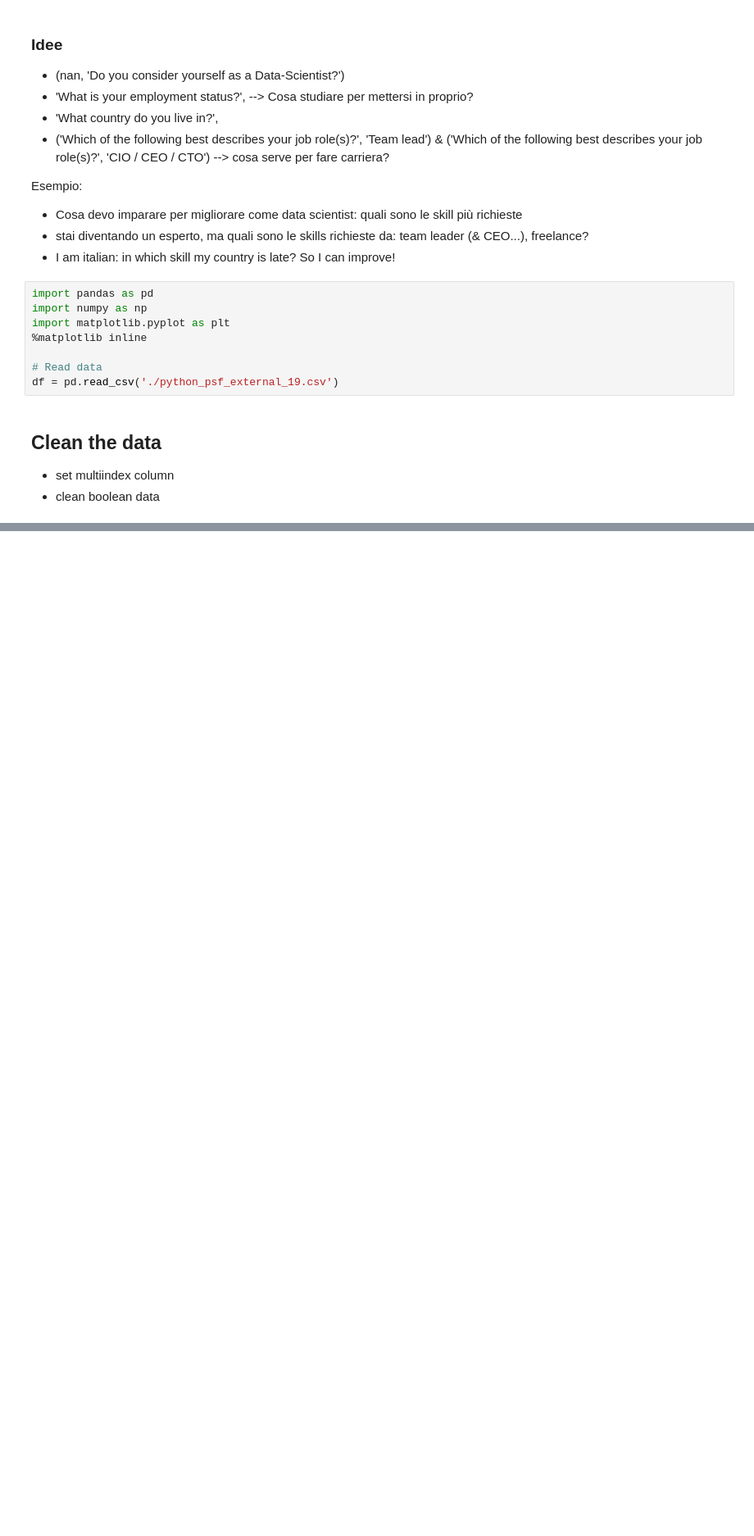
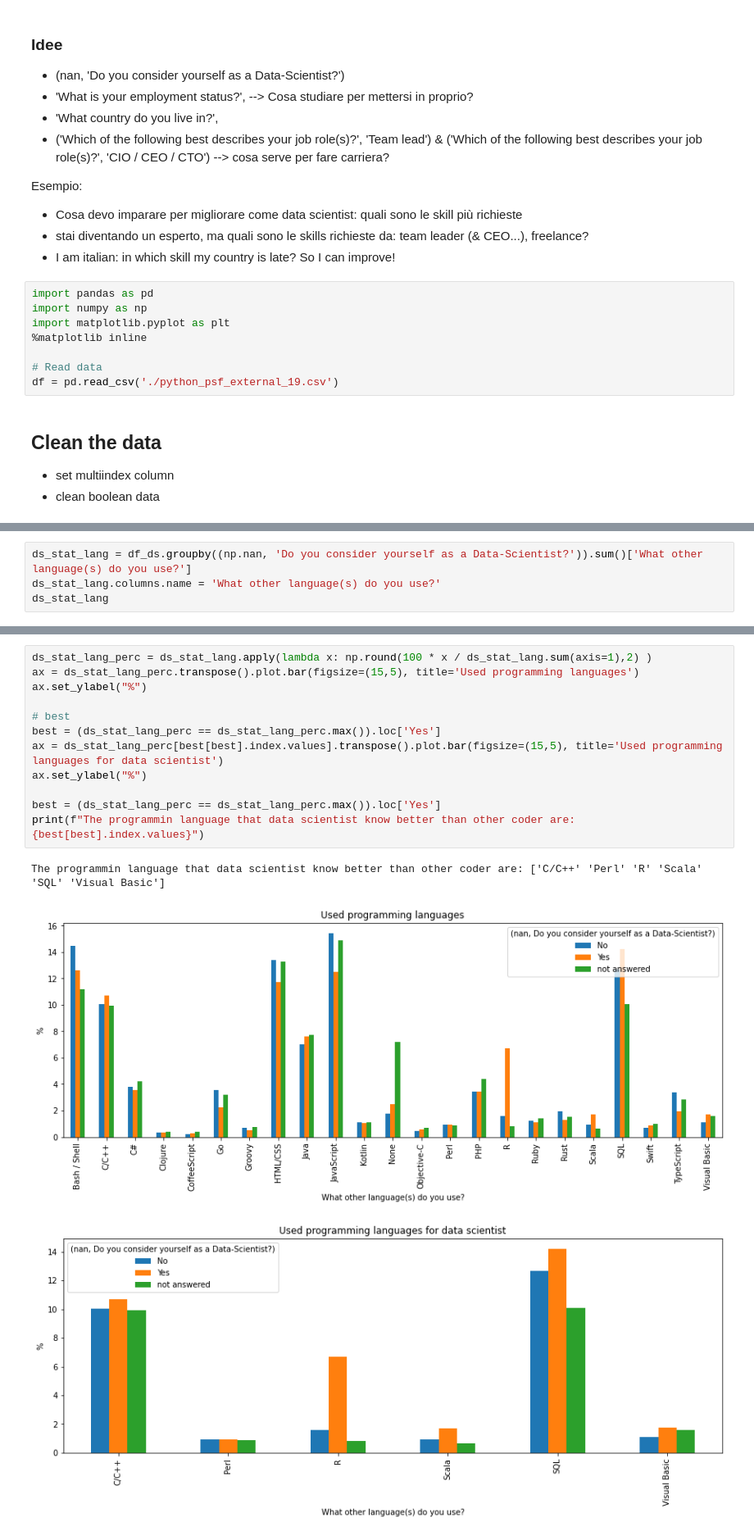
Before and after one commit to Sawy89/python_survey_analysis, a Jupyter notebook: Main_analysis.ipynb, the cells around one changed output, grey strips where cells are left out. Shown: that part at 82% size. Drawn from its saved outputs; the diff is of its cells as text; blank space fills up the shorter version.

```diff
--- a/Main_analysis.ipynb
+++ b/Main_analysis.ipynb
@@ -118,0 +121,4 @@ a
+# %%
+ds_stat_lang = df_ds.groupby((np.nan, 'Do you consider yourself as a Data-Scientist?')).sum()['What other language(s) do you use?']
+ds_stat_lang.columns.name = 'What other language(s) do you use?'
+ds_stat_lang
@@ -118,0 +132,16 @@ a
+# %%
+ds_stat_lang_perc = ds_stat_lang.apply(lambda x: np.round(100 * x / ds_stat_lang.sum(axis=1),2) )
+ax = ds_stat_lang_perc.transpose().plot.bar(figsize=(15,5), title='Used programming languages')
+ax.set_ylabel("%")
+
+# best
+best = (ds_stat_lang_perc == ds_stat_lang_perc.max()).loc['Yes']
+ax = ds_stat_lang_perc[best[best].index.values].transpose().plot.bar(figsize=(15,5), title='Used programming languages for data scientist')
+ax.set_ylabel("%")
+
+best = (ds_stat_lang_perc == ds_stat_lang_perc.max()).loc['Yes']
+print(f"The programmin language that data scientist know better than other coder are: {best[best].index.values}")
+# %% [output]
+The programmin language that data scientist know better than other coder are: ['C/C++' 'Perl' 'R' 'Scala' 'SQL' 'Visual Basic']
+[figure, added]
+[figure, added]
```
Also changed, not shown: parts of 30 cells of this notebook.
